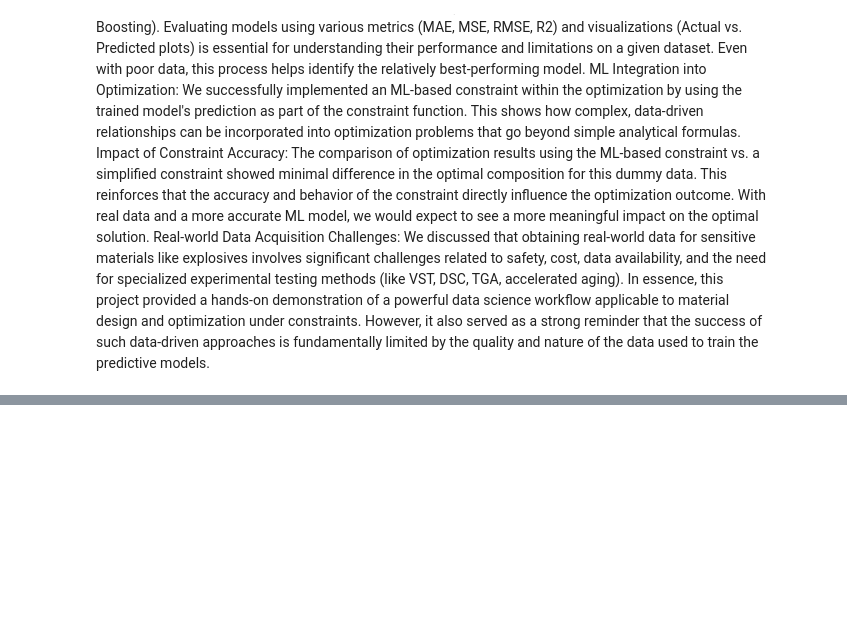
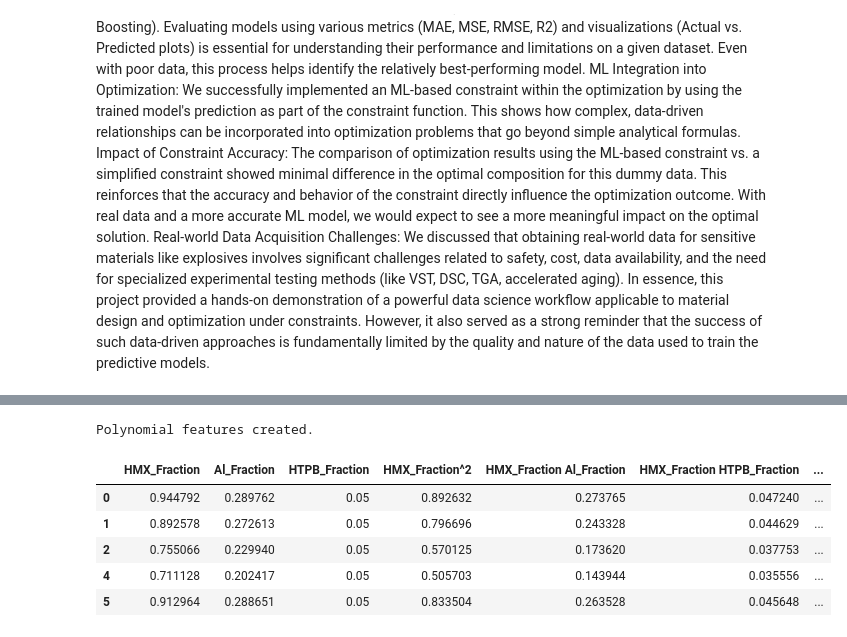
Before and after one commit to lynnfdsouza/Counterterrorism, a Jupyter notebook: HEM_Bldg_0003.ipynb, the cells around one changed output, grey strips where cells are left out. Cells and saved outputs as stored; diff of their text form; code cells hidden in the pictures; blank space fills up the shorter version.

```diff
--- a/HEM_Bldg_0003.ipynb
+++ b/HEM_Bldg_0003.ipynb
@@ -3871,0 +4248,29 @@ In essence, this project provided a hands-on demonstration of a powerful data sc
+# %%
+from sklearn.preprocessing import PolynomialFeatures
+
+# Create polynomial features
+# We'll create polynomial features up to degree 2 for interaction_only=False
+# This will create interactions and polynomial terms (e.g., HMX^2, Al^2, HMX*Al, etc.)
+poly = PolynomialFeatures(degree=2, include_bias=False) # include_bias=False avoids adding a column of all 1s
+
+# Apply polynomial features to the outlier-cleaned data (X_cleaned_outliers)
+# Ensure X_cleaned_outliers is available from the previous outlier handling step
+X_poly_outliers = poly.fit_transform(X_cleaned_outliers)
+
+# Get the new feature names
+poly_feature_names = poly.get_feature_names_out(X_cleaned_outliers.columns)
+
+# Convert the polynomial features back to a DataFrame for easier handling
+X_poly_outliers_df = pd.DataFrame(X_poly_outliers, columns=poly_feature_names, index=X_cleaned_outliers.index)
+
+
+print("Polynomial features created.")
+display(X_poly_outliers_df.head())
+# %% [output]
+Polynomial features created.
+|  | HMX_Fraction | Al_Fraction | HTPB_Fraction | HMX_Fraction^2 | HMX_Fraction Al_Fraction | HMX_Fraction HTPB_Fraction | ... |
+| 0 | 0.944792 | 0.289762 | 0.05 | 0.892632 | 0.273765 | 0.047240 | ... |
+| 1 | 0.892578 | 0.272613 | 0.05 | 0.796696 | 0.243328 | 0.044629 | ... |
+| 2 | 0.755066 | 0.229940 | 0.05 | 0.570125 | 0.173620 | 0.037753 | ... |
+| 4 | 0.711128 | 0.202417 | 0.05 | 0.505703 | 0.143944 | 0.035556 | ... |
+| 5 | 0.912964 | 0.288651 | 0.05 | 0.833504 | 0.263528 | 0.045648 | ... |
```
Also changed, not shown: parts of 16 cells of this notebook.
